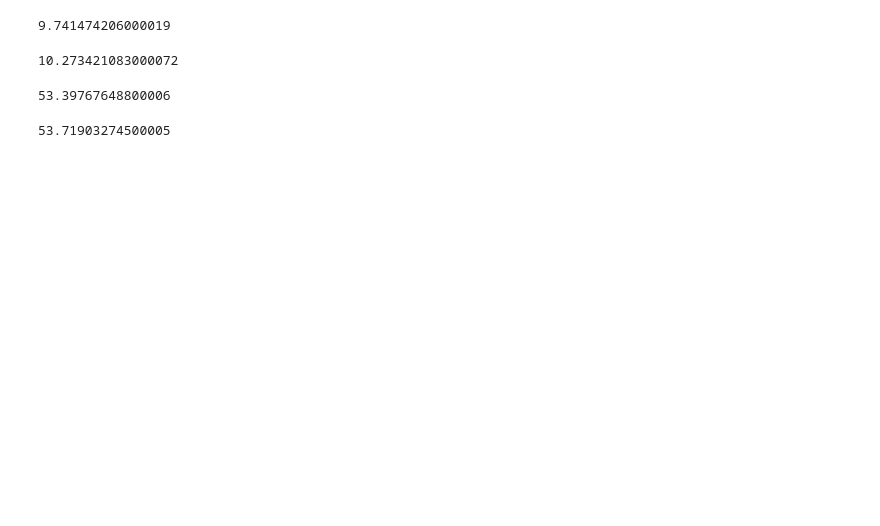
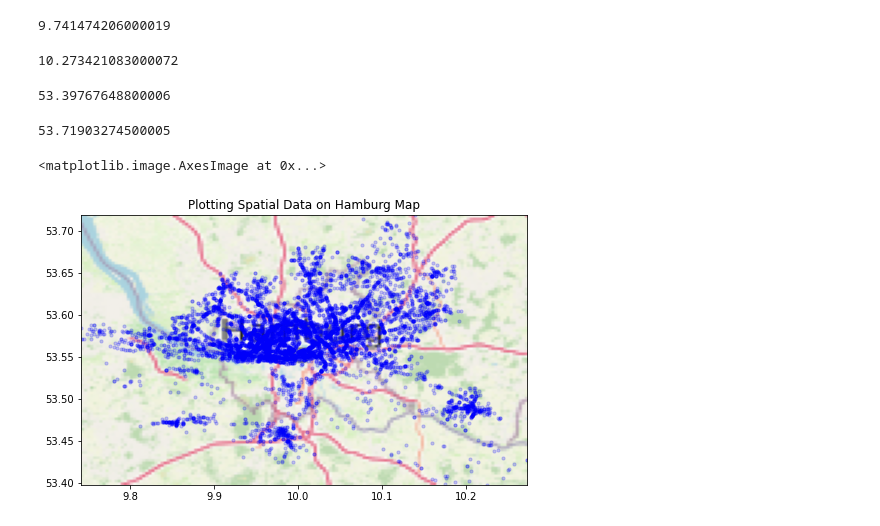
Before and after one commit to NicSch1992/TechLabsHH, a Jupyter notebook: Unfalldaten-Jana.ipynb, the cells around one changed output. Saved outputs shown, nothing was run; the diff lists cells and outputs as text; code cells hidden in the pictures; blank space fills up the shorter version.

```diff
--- a/Unfalldaten-Jana.ipynb
+++ b/Unfalldaten-Jana.ipynb
@@ -253,4 +237,4 @@ plt.xlabel("Bezirke")
 Text(0.5, 0, 'Bezirke')
 [figure]
 # %%
-bezirke = ["Hamburg-Mitte", "Altona", "Eimsbüttel", "Hamburg-Nord", "Wandsbek", "Bergedorf", "Harburg"]
+bezirke = {1:"Hamburg-Mitte", 2:"Altona", 3:"Eimsbüttel", 4:"Hamburg-Nord", 5:"Wandsbek", 6:"Bergedorf", 7:"Harburg", 9:"andere2", 0:"andere"}
@@ -256,0 +256,2 @@ bezirke = ["Hamburg-Mitte", "Altona", "Eimsbüttel", "Hamburg-Nord", "Wandsbek",
+# %%
+df_concat['Bezirke']=df_concat['UREGBEZ'].apply(lambda x:bezirke[x])
@@ -329,7 +347,10 @@ map = plt.imread('map_HH.png')
 # %%
 fig, ax = plt.subplots(figsize = (8,7))
 ax.scatter(df_fahrrad.XGCSWGS84, df_fahrrad.YGCSWGS84, zorder=1, alpha= 0.2, c='b', s=10)
-ax.set_title('Fahrradunfälle 2016-2019 in Hamburg')
+ax.set_title('Plotting Spatial Data on Hamburg Map')
 ax.set_xlim(BBox_HH[0],BBox_HH[1])
 ax.set_ylim(BBox_HH[2],BBox_HH[3])
 ax.imshow(map, zorder=0, extent = BBox_HH, aspect= 'equal')
+# %% [output]
+<matplotlib.image.AxesImage at 0x...>
+[figure, added]
```
Also changed, not shown: parts of 20 cells of this notebook.
